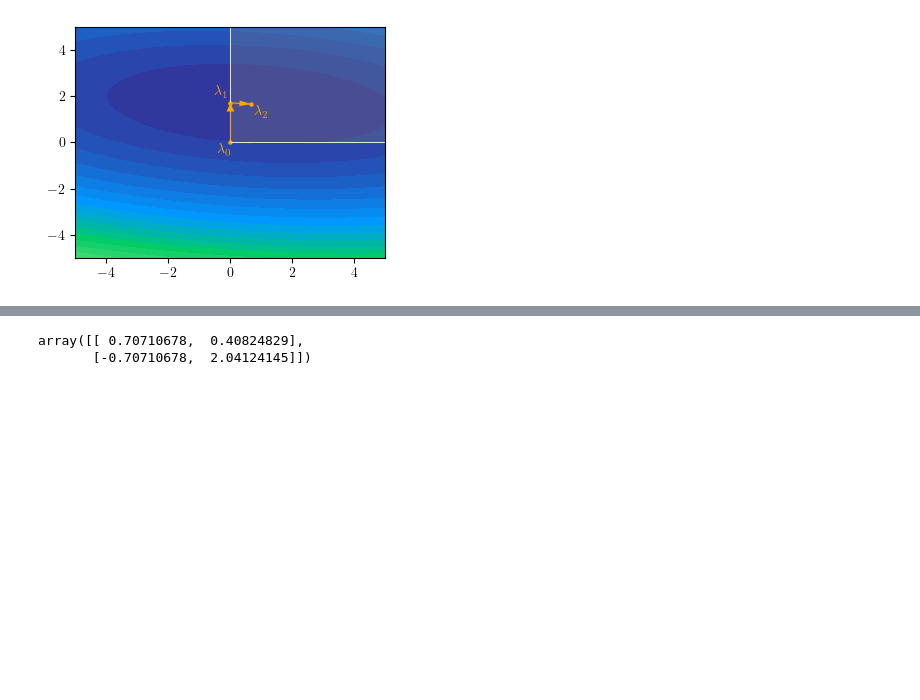
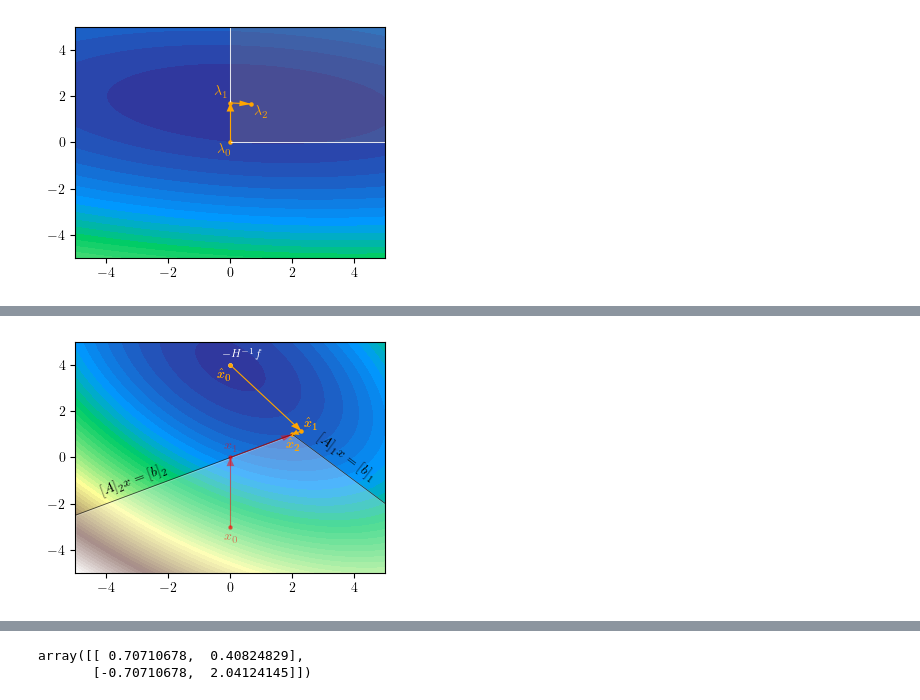
Before and after one commit to ellaschmidtobreick/acc_daqp, a Jupyter notebook: create_example.ipynb, the cells around one changed output, grey strips where cells are left out. Cells and saved outputs as stored; diff of their text form; code cells hidden in the pictures; blank space fills up the shorter version.

Commit message:
generated another figure for the report

```diff
--- a/create_example.ipynb
+++ b/create_example.ipynb
@@ -344,3 +344,92 @@ plt.ylim(-5, 5)
 # %% [output]
 (-5.0, 5.0)
 [figure]
+# %%
+# Figure: Dual steps mapped to primal
+
+# Enable LaTeX rendering
+matplotlib.rcParams['text.usetex'] = True
+
+# Define the quadratic function
+def quadratic(x, y):
+    return x**2 + y**2 +x*y-4*x-8*y
+
+# Generate x and y values
+x = np.linspace(-5, 5, 100)
+y = np.linspace(-5, 5, 100)
+X, Y = np.meshgrid(x, y)
+Z = quadratic(X, Y)
+
+plt.figure(figsize=(4, 3))
+contour = plt.contourf(X, Y, Z, levels=50, cmap='terrain')
+
+# Define constraints: x + y <= 3 and x - 2y <= 0
+x_vals = np.linspace(-5, 5, 100)
+x1 = np.linspace(2, 5, 30)
+x2 = np.linspace(-5, 2, 70)
+y1 = 3 - x1
+y2 = 0.5*x2
+def y_both(x):
+    y1 = 3 - x
+    y2 = x / 2
+    return np.minimum(y2, np.minimum(y1, 5))
+y_3 = y_both(x_vals)
+
+# Plot constraint lines
+plt.plot(x1, y1, 'r-', label=r'$x + y \leq 3$',color = "black",lw =0.6,alpha = 0.7)
+plt.text(x1[7], y1[7]-0.3, s=r'$[A]_1x = [b]_1$', fontsize=10, color='black', ha='left', va='center',rotation=-37)
+plt.plot(x2, y2, 'b-', label=r'$x - 2y \leq 0$',color = "black",lw=0.6,alpha = 0.7)
+plt.text(x2[30], y2[30], s=r'$[A]_2x = [b]_2$', fontsize=10, color='black', ha='right', va='center',rotation=20)
+
+
+# unconstraint optimal value
+middle_point = -np.linalg.inv(H)@f
+print(middle_point)
+plt.scatter(middle_point[0],middle_point[1],color = "white", s = 5)
+plt.text(middle_point[0]+1, middle_point[1]+0.7, r'$-H^{-1}f$', fontsize=8, color='white', ha='right', va='top')
+
+# Shade the feasible region
+plt.fill_between(x, y_3, -5, color='white', alpha=0.3)
+
+# constraint optimal value
+# plt.scatter(2,1,color = "black", s = 5)
+# plt.text(2, 1, r'$x^*$', fontsize=10, color='black', ha='right', va='bottom')
+
+# Primal Steps
+plt.scatter(0,-3,color = "red", s = 5,alpha = 0.5)
+plt.text(0, -3-0.2, r'$x_0$', fontsize=10, color='red', ha='center', va='top',alpha = 0.5)
+plt.plot([0,0], [-3,0], 'b-', color = "red",lw=0.8,alpha = 0.5)
+plt.arrow(0, -1.5, 0,1.5, shape='full', lw=0, length_includes_head=True, head_width=.25,color = "red",alpha = 0.5)
+
+plt.scatter(0,0,color = "red", s = 5,alpha = 0.5)
+plt.text(0, 0+0.2, r'$x_1$', fontsize=10, color='red', ha='center', va='bottom',alpha = 0.5)
+plt.plot([0,2], [0,1], 'b-', color = "red",lw=0.8,alpha = 0.5)
+plt.arrow(0, 0, 2,1, shape='full', lw=0, length_includes_head=True, head_width=.25,color = "red",alpha = 0.5)
+
+#plt.scatter(2,1,color = "red", s = 5, alpha = 0.5)
+#plt.text(2, 1-0.2, r'$x_2$', fontsize=10, color='orange', ha='center', va='top')
+
+#Dual Steps
+plt.scatter(0,4,color = "orange", s = 5)
+plt.text(0-0.2, 4-0.2, r'$\hat{x}_0$', fontsize=10, color='orange', ha='center', va='top')
+plt.text(0-0.2, 4-0.2, r'$\hat{x}_0$', fontsize=10, color='orange', ha='center', va='top')
+
+plt.plot([0,16/7], [4,8/7], 'b-', color = "orange",lw=0.8)
+plt.arrow(0, 4, 16/7,8/7-4, shape='full', lw=0, length_includes_head=True, head_width=.25,color = "orange")
+
+plt.scatter(16/7,8/7,color = "orange", s = 5)
+plt.text(16/7+0.3, 8/7, r'$\hat{x}_1$', fontsize=10, color='orange', ha='center', va='bottom')
+plt.text(16/7+0.3, 8/7, r'$\hat{x}_1$', fontsize=10, color='orange', ha='center', va='bottom')
+plt.plot([16/7,2], [8/7,1], 'b-', color = "orange",lw=0.8)
+plt.arrow(16/7, 8/7, 2-16/7,1-8/7, shape='full', lw=0, length_includes_head=True, head_width=.25,color = "orange",head_length = 0.2)
+
+plt.scatter(2,1,color = "orange", s = 5)
+plt.text(2, 1-0.2, r'$\hat{x}_2$', fontsize=10, color='orange', ha='center', va='top')
+plt.text(2, 1-0.2, r'$\hat{x}_2$', fontsize=10, color='orange', ha='center', va='top')
+
+# Labels
+plt.xlim(-5, 5)
+plt.ylim(-5, 5)
+
+plt.show()
+# %% [output]
@@ -346,0 +437 @@ plt.ylim(-5, 5)
+[figure, added]
```
Also changed, not shown: parts of 8 cells of this notebook.
